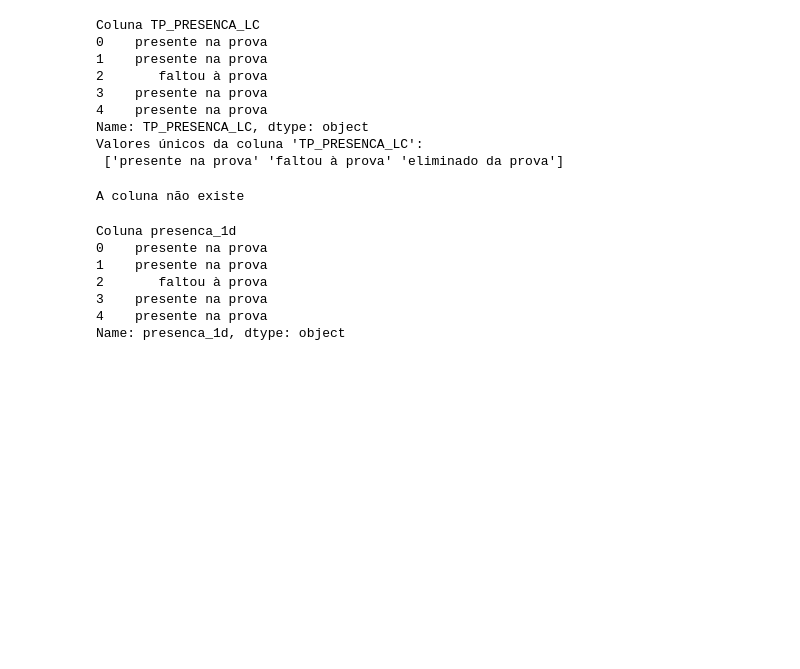
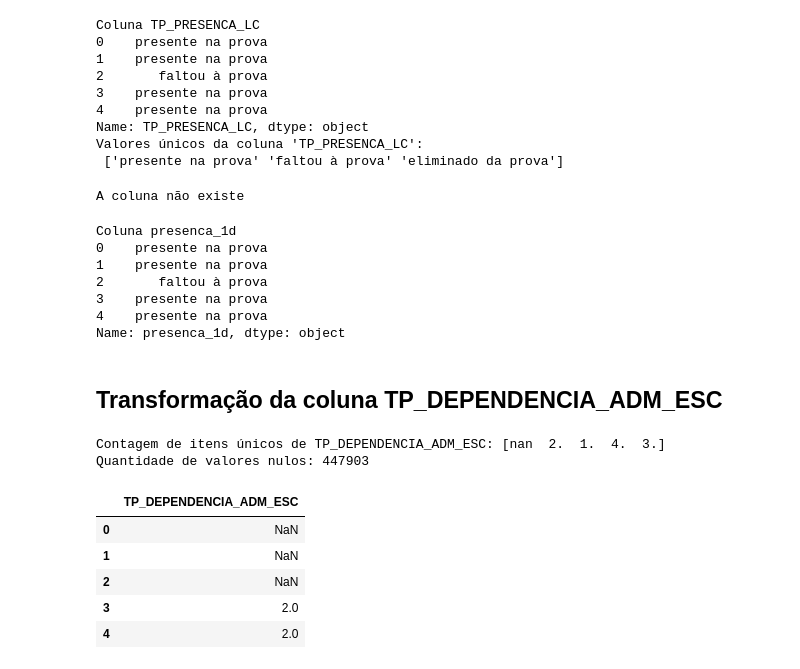
Before and after one commit to alicemaca/projeto_BD_equipe1, a Jupyter notebook: notebooks/ETL.ipynb, the cells around one changed output. Saved outputs shown, nothing was run; the diff lists cells and outputs as text; code cells hidden in the pictures; blank space fills up the shorter version.

```diff
--- a/notebooks/ETL.ipynb
+++ b/notebooks/ETL.ipynb
@@ -1657,3 +1657,19 @@ Coluna presenca_1d
 3    presente na prova
 4    presente na prova
 Name: presenca_1d, dtype: object
+# %% [markdown]
+## **Transformação da coluna TP_DEPENDENCIA_ADM_ESC**
+# %%
+print("Contagem de itens únicos de TP_DEPENDENCIA_ADM_ESC:", df['TP_DEPENDENCIA_ADM_ESC'].unique())
+contagem_nulos = df['TP_DEPENDENCIA_ADM_ESC'].isnull().sum() #conferir se há valores nulos, fiz a contagem. Se for 0, não há nulos, se for 1 ou mais, há nulos
+print(f"Quantidade de valores nulos: {contagem_nulos}")
+display(df[['TP_DEPENDENCIA_ADM_ESC']].head(5))  #display só da tabela TP_ESCOLA - 5 primeiras linhas
+# %% [output]
+Contagem de itens únicos de TP_DEPENDENCIA_ADM_ESC: [nan  2.  1.  4.  3.]
+Quantidade de valores nulos: 447903
+|  | TP_DEPENDENCIA_ADM_ESC |
+| 0 | NaN |
+| 1 | NaN |
+| 2 | NaN |
+| 3 | 2.0 |
+| 4 | 2.0 |
```
Also changed, not shown: parts of 11 cells of this notebook.
